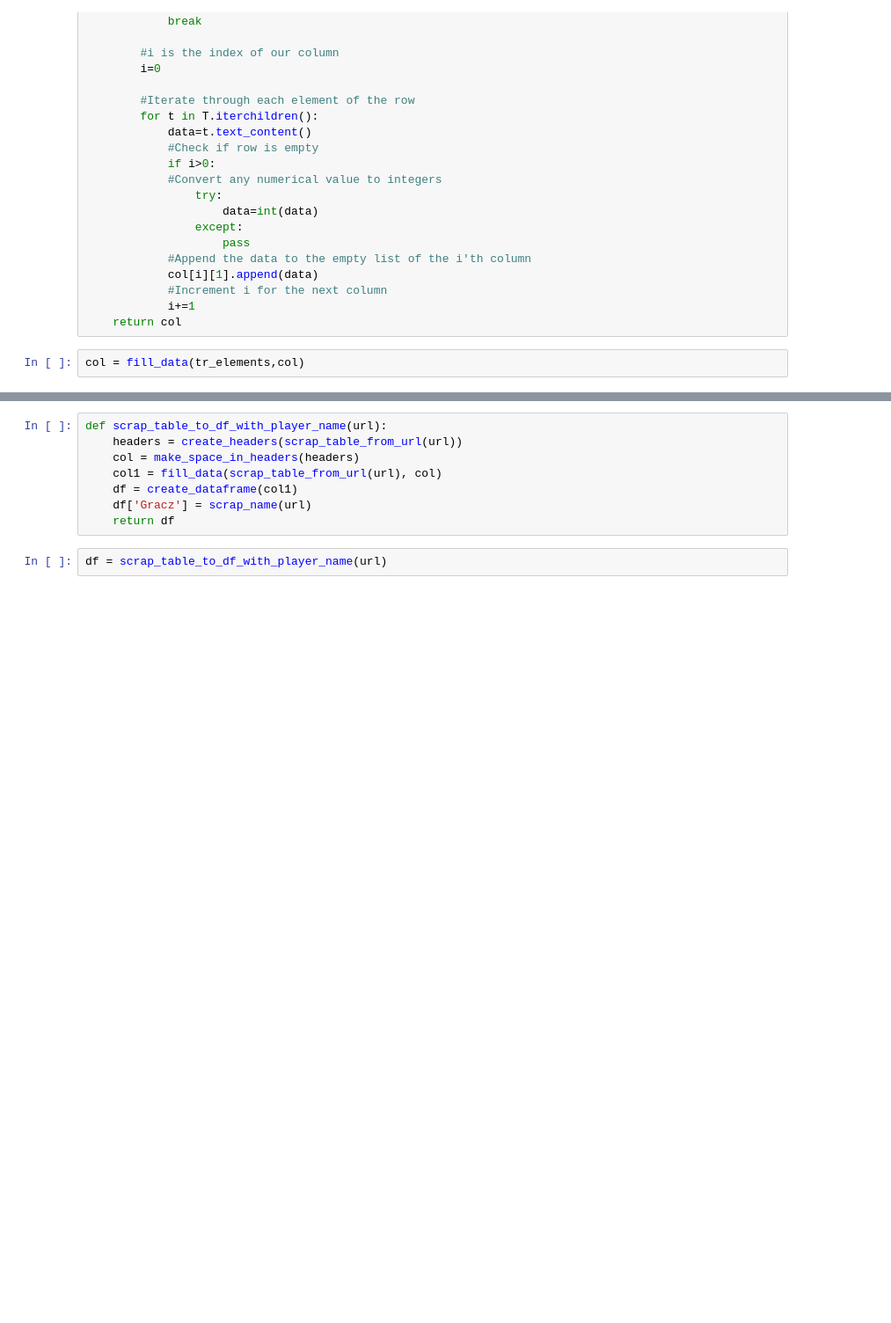
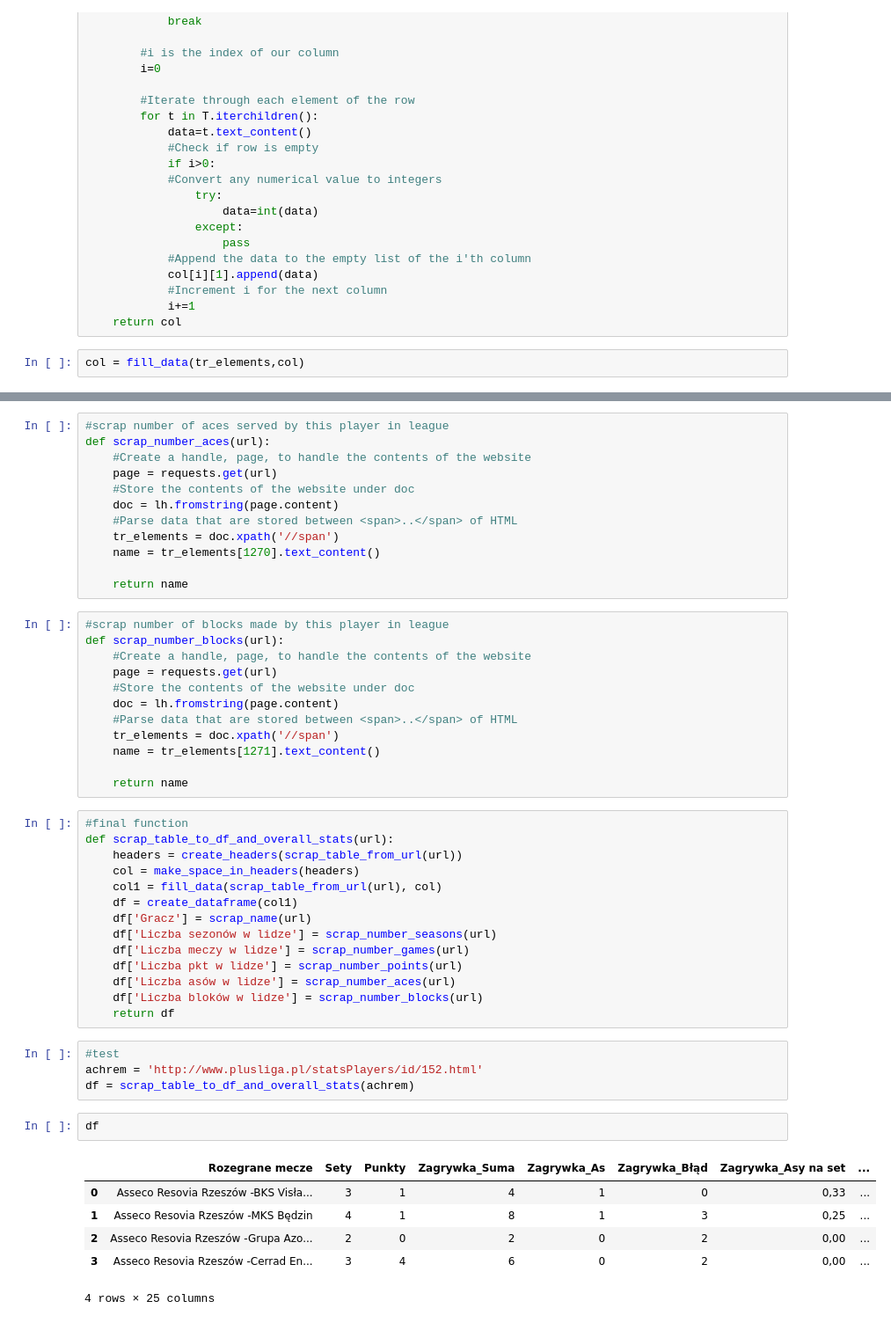
Before and after one commit to andrzej-malina/WPLS, a Jupyter notebook: Scrapping.ipynb, the cells around one changed output, grey strips where cells are left out. Shown: that part at 88% size. Saved outputs shown, nothing was run; the diff lists cells and outputs as text; blank space fills up the shorter version.

```diff
--- a/Scrapping.ipynb
+++ b/Scrapping.ipynb
@@ -195,10 +233,51 @@ def scrap_name(url):
+# %%
+#scrap number of aces served by this player in league
+def scrap_number_aces(url):
+    #Create a handle, page, to handle the contents of the website
+    page = requests.get(url)
+    #Store the contents of the website under doc
+    doc = lh.fromstring(page.content)
+    #Parse data that are stored between <span>..</span> of HTML
+    tr_elements = doc.xpath('//span')
+    name = tr_elements[1270].text_content()
+
+    return name
+# %%
+#scrap number of blocks made by this player in league
+def scrap_number_blocks(url):
+    #Create a handle, page, to handle the contents of the website
+    page = requests.get(url)
+    #Store the contents of the website under doc
+    doc = lh.fromstring(page.content)
+    #Parse data that are stored between <span>..</span> of HTML
+    tr_elements = doc.xpath('//span')
+    name = tr_elements[1271].text_content()
+
+    return name
 # %%
-def scrap_table_to_df_with_player_name(url):
+#final function
+def scrap_table_to_df_and_overall_stats(url):
     headers = create_headers(scrap_table_from_url(url))
     col = make_space_in_headers(headers)
     col1 = fill_data(scrap_table_from_url(url), col)
     df = create_dataframe(col1)
     df['Gracz'] = scrap_name(url)
+    df['Liczba sezonów w lidze'] = scrap_number_seasons(url)
+    df['Liczba meczy w lidze'] = scrap_number_games(url)
+    df['Liczba pkt w lidze'] = scrap_number_points(url)
+    df['Liczba asów w lidze'] = scrap_number_aces(url)
+    df['Liczba bloków w lidze'] = scrap_number_blocks(url)
     return df
+# %%
+#test
+achrem = 'http://www.plusliga.pl/statsPlayers/id/152.html'
+df = scrap_table_to_df_and_overall_stats(achrem)
 # %%
-df = scrap_table_to_df_with_player_name(url)
+df
+# %% [output]
+|  | Rozegrane mecze | Sety | Punkty | Zagrywka_Suma | Zagrywka_As | Zagrywka_Błąd | Zagrywka_Asy na set | ... |
+| 0 | Asseco Resovia Rzeszów -BKS Visła... | 3 | 1 | 4 | 1 | 0 | 0,33 | ... |
+| 1 | Asseco Resovia Rzeszów -MKS Będzin | 4 | 1 | 8 | 1 | 3 | 0,25 | ... |
+| 2 | Asseco Resovia Rzeszów -Grupa Azo... | 2 | 0 | 2 | 0 | 2 | 0,00 | ... |
+| 3 | Asseco Resovia Rzeszów -Cerrad En... | 3 | 4 | 6 | 0 | 2 | 0,00 | ... |
+4 rows × 25 columns
```
Also changed, not shown: parts of 19 cells of this notebook, 1 other file.
